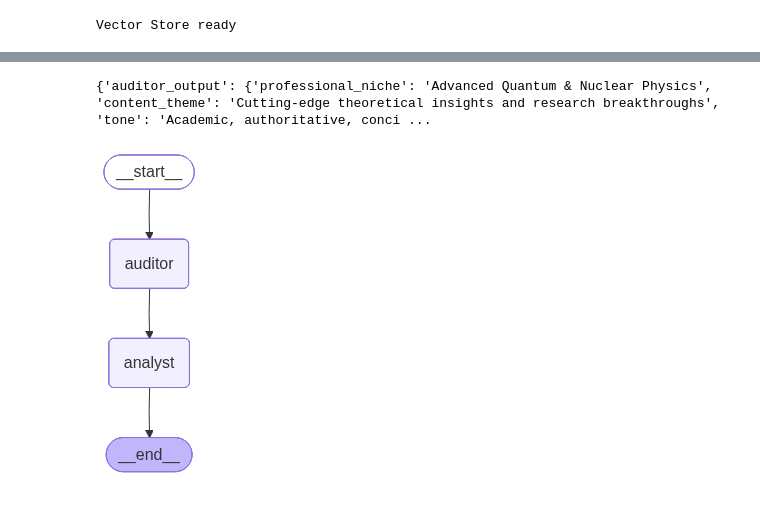
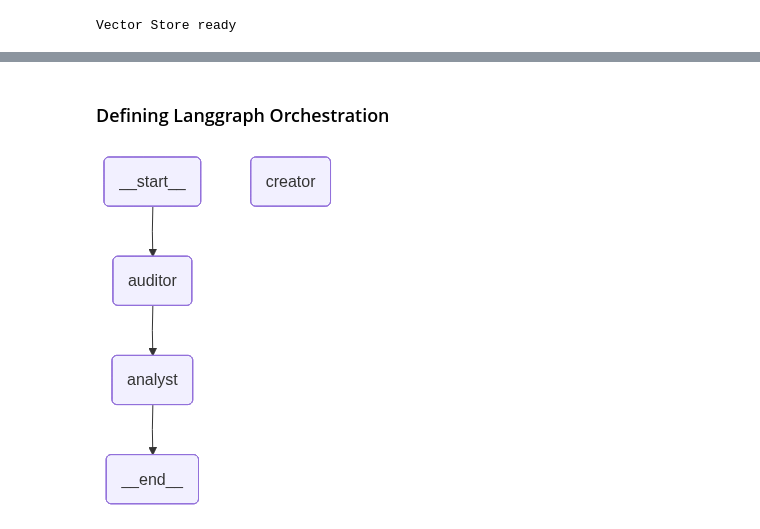
Before and after one commit to Manmath0108/Autonomous-LinkedIn-Growth-Agent, a Jupyter notebook: Notebooks/agent_experimentation.ipynb, the cells around one changed output, grey strips where cells are left out. Saved outputs shown, nothing was run; the diff lists cells and outputs as text; code cells hidden in the pictures.

```diff
--- a/Notebooks/agent_experimentation.ipynb
+++ b/Notebooks/agent_experimentation.ipynb
@@ -34,3 +41,4 @@ class State(TypedDict):
     user_profile: UserProfile
     auditor_output: Optional[AuditorOutput]
     analyst_output: Optional[AnalystOutput]
+    creator_output: Optional[str]
@@ -49,8 +108,7 @@ llm = groq_llm()
 from langchain_core.documents import Document
 
 linkedin_posts = [
-    """
-    Can STRATEGY learn anything from QUANTUM MECHANICS?
+    """Can STRATEGY learn anything from QUANTUM MECHANICS?
 
     Quantum mechanics offers valuable insights for strategic leadership in today's complex and uncertain business environment. Here's how we can apply quantum principles to enhance our leadership approach:
 
@@ -94,8 +152,7 @@ linkedin_posts = [
 
     By embracing these quantum principles, we can develop a more nuanced, flexible, and effective approach to strategic leadership in our rapidly changing world.
     """,
-    """
-    Quantum Mechanics is the most inspiring and exciting Physics practice, mostly because of entanglement (ok, per my own experience, the math is also extremely challenging).
+    """Quantum Mechanics is the most inspiring and exciting Physics practice, mostly because of entanglement (ok, per my own experience, the math is also extremely challenging).
 
     Olimpia Lombardi has a compelling argument in her recent article:
 
@@ -141,8 +198,7 @@ linkedin_posts = [
     hashtag
     #communication
     """,
-    """
-    New research into quantum physics suggests death may not be the end, but a shift in consciousness within a multiverse shaped by the observer.
+    """New research into quantum physics suggests death may not be the end, but a shift in consciousness within a multiverse shaped by the observer.
 
     That's the bold proposition of biocentrism, a scientific theory suggesting that life and consciousness are not accidental byproducts of the universe, but rather its very foundation.
 
@@ -158,8 +214,7 @@ linkedin_posts = [
 
     awareness.
     """,
-    """
-    Flaminia Giacomini explores how to extend the principle of general covariance into the quantum domain, focusing on the role of quantum reference frames. In general relativity, physics is formulated without any fixed background: all coordinate systems are equally valid, and no frame is privileged. Quantum theory, on the other hand, assumes an external classical frame.
+    """Flaminia Giacomini explores how to extend the principle of general covariance into the quantum domain, focusing on the role of quantum reference frames. In general relativity, physics is formulated without any fixed background: all coordinate systems are equally valid, and no frame is privileged. Quantum theory, on the other hand, assumes an external classical frame.
 
     Giacomini and collaborators have developed a framework where reference frames themselves are treated as quantum systems. These can be in superposition, entangled, or even swapped dynamically. Transformations between them generalize classical coordinate changes, allowing descriptions of physics that remain fully relational, even in quantum contexts. This could be a key step toward a background-independent quantum theory of gravity.
 
@@ -186,5 +241,6 @@ documents = [
 ]
 
 print(f"Loaded {len(documents)} documents")
+print(f"Documents are as follows: {documents}")
 # %% [output]
 Loaded 5 documents
@@ -304,20 +585,18 @@ test_state: State = {
-# %%
-output = auditor_agent(test_state)
-print(output)
-# %% [output]
-{'auditor_output': {'professional_niche': 'Advanced Quantum & Nuclear Physics', 'content_theme': 'Cutting‑edge theoretical insights and research breakthroughs', 'tone': 'Academic, authoritative, conci ...
+# %% [markdown]
+### Defining Langgraph Orchestration
 # %%
 graph = StateGraph(State)
 
 graph.add_node("auditor", auditor_agent)
 graph.add_node("analyst", analyst_agent)
+graph.add_node("creator", creator_agent)
 
 graph.add_edge(START, "auditor")
 graph.add_edge("auditor", "analyst")
 graph.add_edge("analyst", END)
 
 app = graph.compile()
 
 app
 # %% [output]
-[figure, old version]
+[figure, new version]
```
Also changed, not shown: parts of 20 cells of this notebook, 14 other files.
